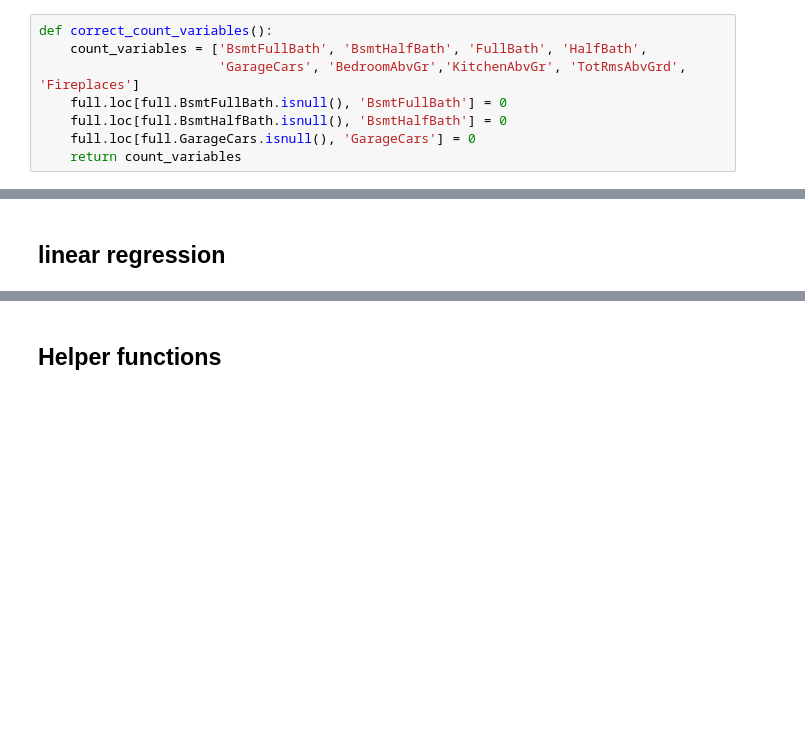
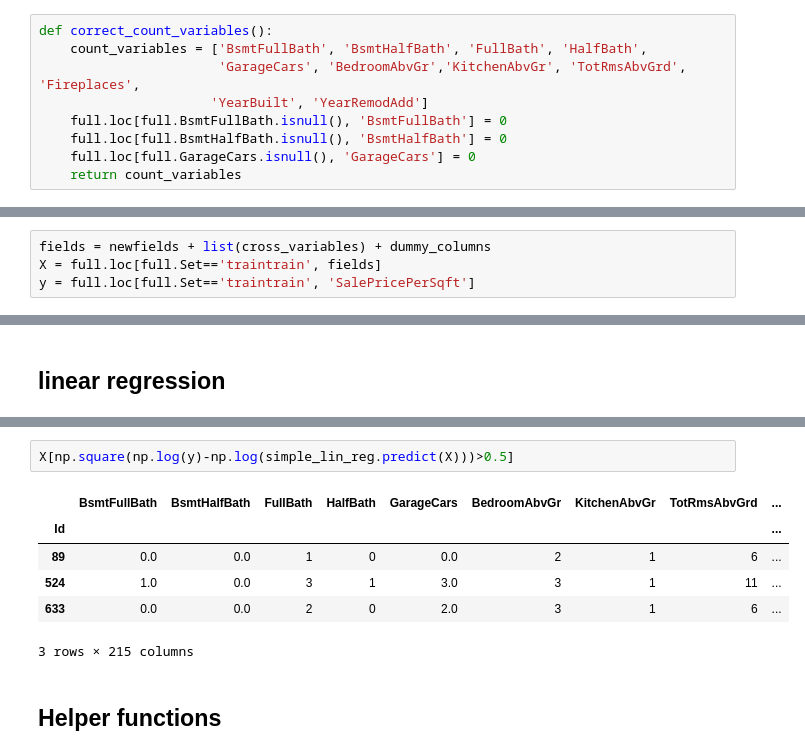
Before and after one commit to psciamma/Scikit-Learn-Projects, a Jupyter notebook: HousePrices_v5.ipynb, the cells around one changed output, grey strips where cells are left out. Drawn from its saved outputs; the diff is of its cells as text; blank space fills up the shorter version.

```diff
--- a/HousePrices_v5.ipynb
+++ b/HousePrices_v5.ipynb
@@ -36,7 +39,8 @@ test['Set']='test'
 # %%
 def correct_count_variables():
     count_variables = ['BsmtFullBath', 'BsmtHalfBath', 'FullBath', 'HalfBath',
-                       'GarageCars', 'BedroomAbvGr','KitchenAbvGr', 'TotRmsAbvGrd', 'Fireplaces']
+                       'GarageCars', 'BedroomAbvGr','KitchenAbvGr', 'TotRmsAbvGrd', 'Fireplaces',
+                      'YearBuilt', 'YearRemodAdd']
     full.loc[full.BsmtFullBath.isnull(), 'BsmtFullBath'] = 0
     full.loc[full.BsmtHalfBath.isnull(), 'BsmtHalfBath'] = 0
     full.loc[full.GarageCars.isnull(), 'GarageCars'] = 0
@@ -322,0 +192,4 @@ fields
+# %%
+fields = newfields + list(cross_variables) + dummy_columns
+X = full.loc[full.Set=='traintrain', fields]
+y = full.loc[full.Set=='traintrain', 'SalePricePerSqft']
@@ -346,3 +227,12 @@ mean cross val score 0.140390472218
+# %%
+X[np.square(np.log(y)-np.log(simple_lin_reg.predict(X)))>0.5]
+# %% [output]
+|  | BsmtFullBath | BsmtHalfBath | FullBath | HalfBath | GarageCars | BedroomAbvGr | KitchenAbvGr | TotRmsAbvGrd | ... |
+| Id |  |  |  |  |  |  |  |  | ... |
+| 89 | 0.0 | 0.0 | 1 | 0 | 0.0 | 2 | 1 | 6 | ... |
+| 524 | 1.0 | 0.0 | 3 | 1 | 3.0 | 3 | 1 | 11 | ... |
+| 633 | 0.0 | 0.0 | 2 | 0 | 2.0 | 3 | 1 | 6 | ... |
+3 rows × 215 columns
 # %% [markdown]
 ## Helper functions
 # %%
```
Also changed, not shown: parts of 63 cells of this notebook.
